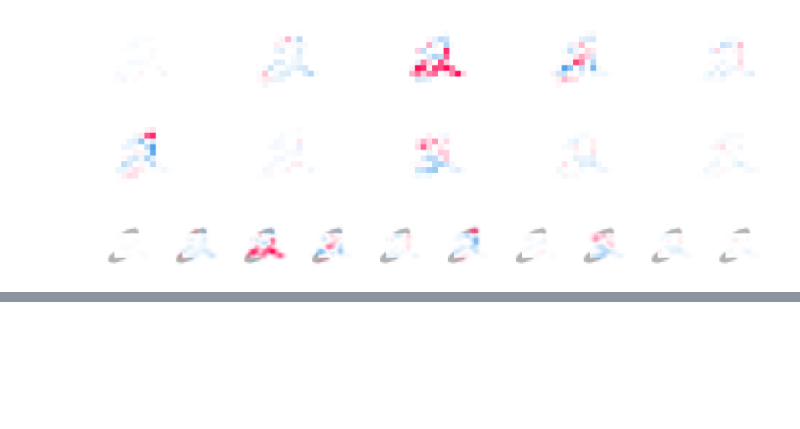
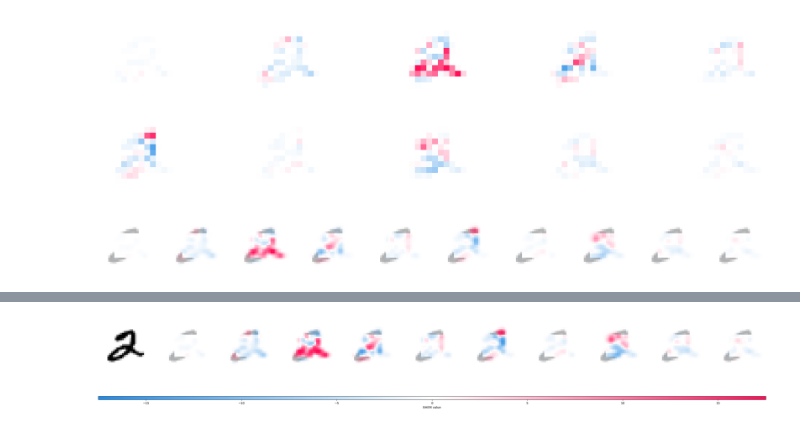
Before and after one commit to Shaun-Z/BHEM, a Jupyter notebook: model/explanation/bhem.ipynb, the cells around one changed output, grey strips where cells are left out. Saved outputs shown, nothing was run; the diff lists cells and outputs as text; code cells hidden in the pictures; blank space fills up the shorter version.

```diff
--- a/model/explanation/bhem.ipynb
+++ b/model/explanation/bhem.ipynb
@@ -255,0 +279,4 @@ plt.show()
+# %%
+bhem_exp.plot_viz(result,img, resized_images)
+# %% [output]
+[figure, added]
```
Also changed, not shown: parts of 12 cells of this notebook, 1 other file.
